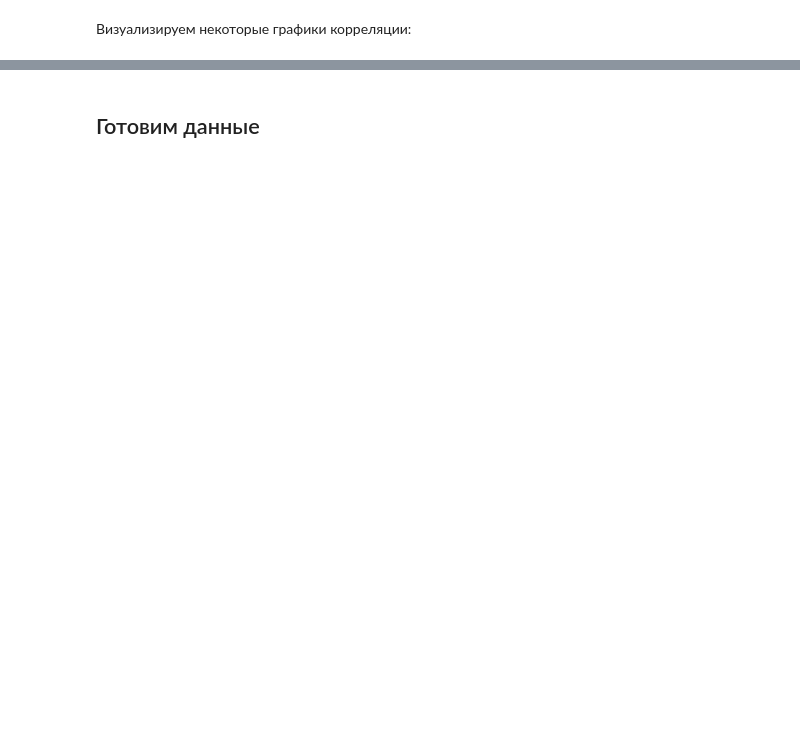
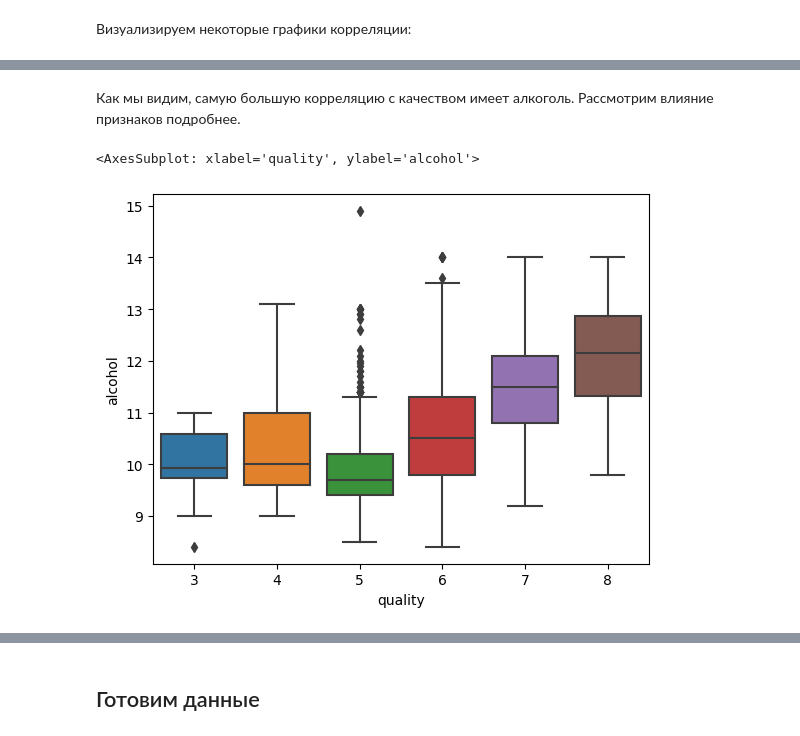
Before and after one commit to KutuevR/Machine_learning_2022, a Jupyter notebook: RedWineQuality.ipynb, the cells around one changed output, grey strips where cells are left out. Drawn from its saved outputs; the diff is of its cells as text; code cells hidden in the pictures; blank space fills up the shorter version.

```diff
--- a/RedWineQuality.ipynb
+++ b/RedWineQuality.ipynb
@@ -276,0 +283,8 @@ pass
+# %% [markdown]
+Как мы видим, самую большую корреляцию с качеством имеет алкоголь.
+Рассмотрим влияние признаков подробнее.
+# %%
+sns.boxplot(x="quality",y="alcohol",data=data)
+# %% [output]
+<AxesSubplot: xlabel='quality', ylabel='alcohol'>
+[figure, added]
```
Also changed, not shown: parts of 54 cells of this notebook.
